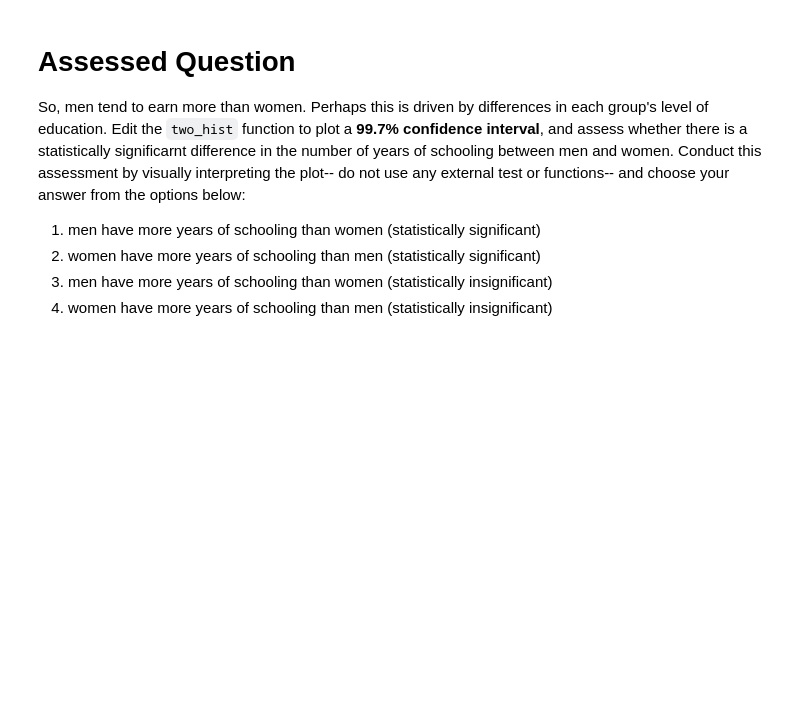
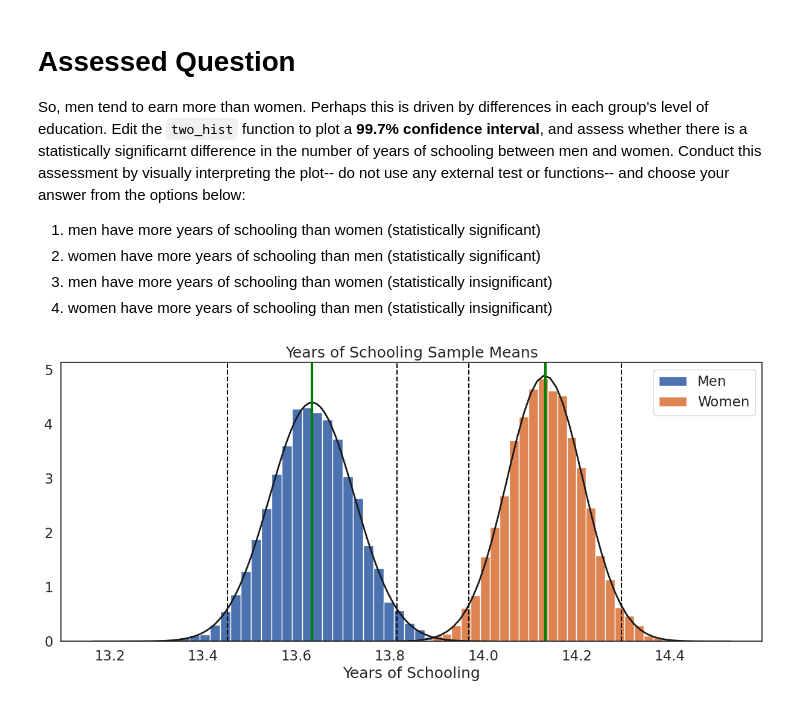
Before and after one commit to tyluckier/QM2, a Jupyter notebook: notebooks/W05. Distributions and Basic Statistics.ipynb, the cells around one changed output. Drawn from its saved outputs; the diff is of its cells as text; code cells hidden in the pictures; blank space fills up the shorter version.

```diff
--- a/notebooks/W05. Distributions and Basic Statistics.ipynb
+++ b/notebooks/W05. Distributions and Basic Statistics.ipynb
@@ -506,3 +507,10 @@ So, men tend to earn more than women. Perhaps this is driven by differences in e
 2. women have more years of schooling than men (statistically significant)
 3. men have more years of schooling than women (statistically insignificant)
 2. women have more years of schooling than men (statistically insignificant)
+# %%
+men=df[df['sex']==1]['sch']
+women=df[df['sex']==2]['sch']
+
+two_hist([men,women],['Men','Women'],'Years of Schooling', "Years of Schooling Sample Means")
+# %% [output]
+[figure, added]
```
Also changed, not shown: parts of 16 cells of this notebook.
